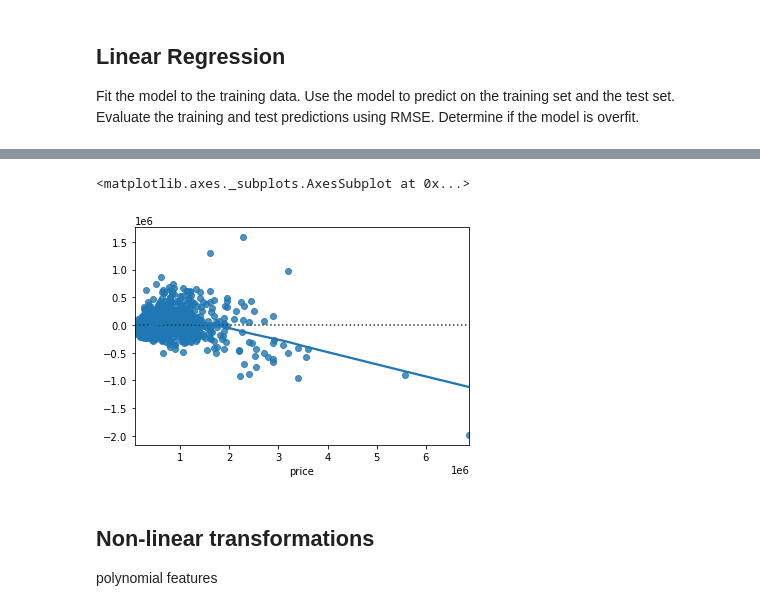
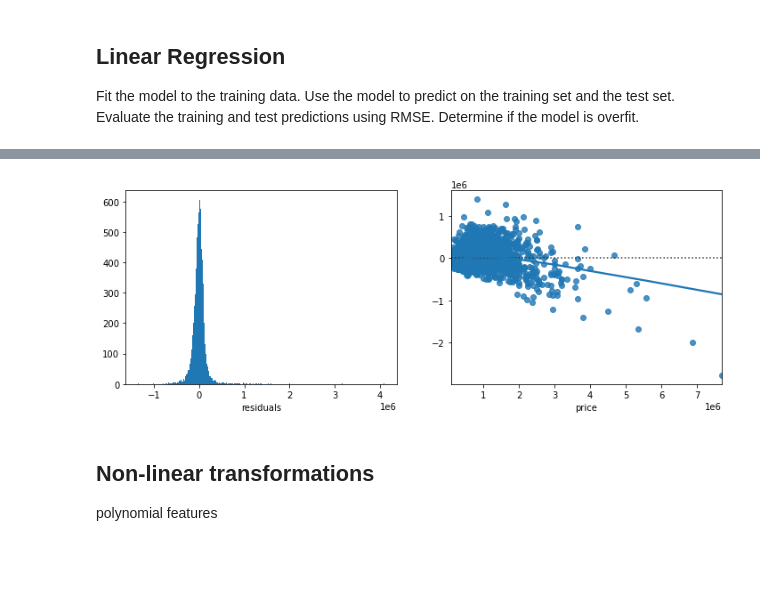
Before and after one commit to ghcn345/house-price-prediction-with-statistical-test, a Jupyter notebook: Housing Prices Prediction.ipynb, the cells around one changed output, grey strips where cells are left out. Saved outputs shown, nothing was run; the diff lists cells and outputs as text; code cells hidden in the pictures; blank space fills up the shorter version.

```diff
--- a/Housing Prices Prediction.ipynb
+++ b/Housing Prices Prediction.ipynb
@@ -286,8 +286,14 @@ Testing: R2=0.8026151053998818, RMSE=167958.07072984657
-# %%
-sns.residplot(y_test, y_test_pred, lowess=True)
-# %% [output]
-<matplotlib.axes._subplots.AxesSubplot at 0x...>
-[figure, removed]
+# %%
+fig, ax = plt.subplots(1, 2, figsize=(12,4))
+
+residuals = y_train-y_train_pred
+ax[0].hist(residuals, bins='auto')
+ax[0].set_xlabel('residuals')
+
+sns.residplot(y_train, y_train_pred, lowess=True, ax=ax[1])
+#plt.savefig('Images/resi.jpeg', format='jpeg')
+# %% [output]
+[figure, added]
 # %% [markdown]
 ## Non-linear transformations
 polynomial features
```
Also changed, not shown: parts of 7 cells of this notebook, 3 other files.
